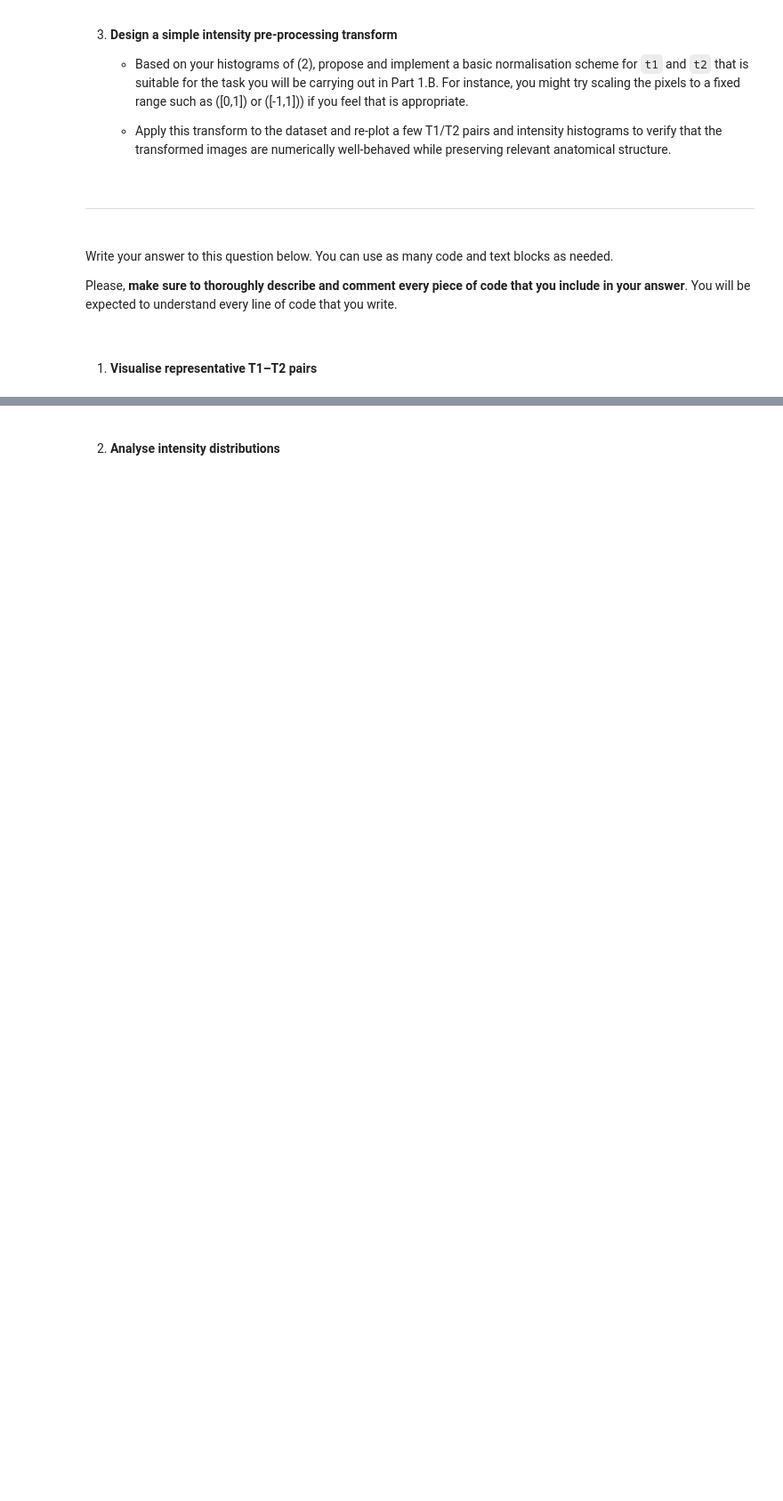
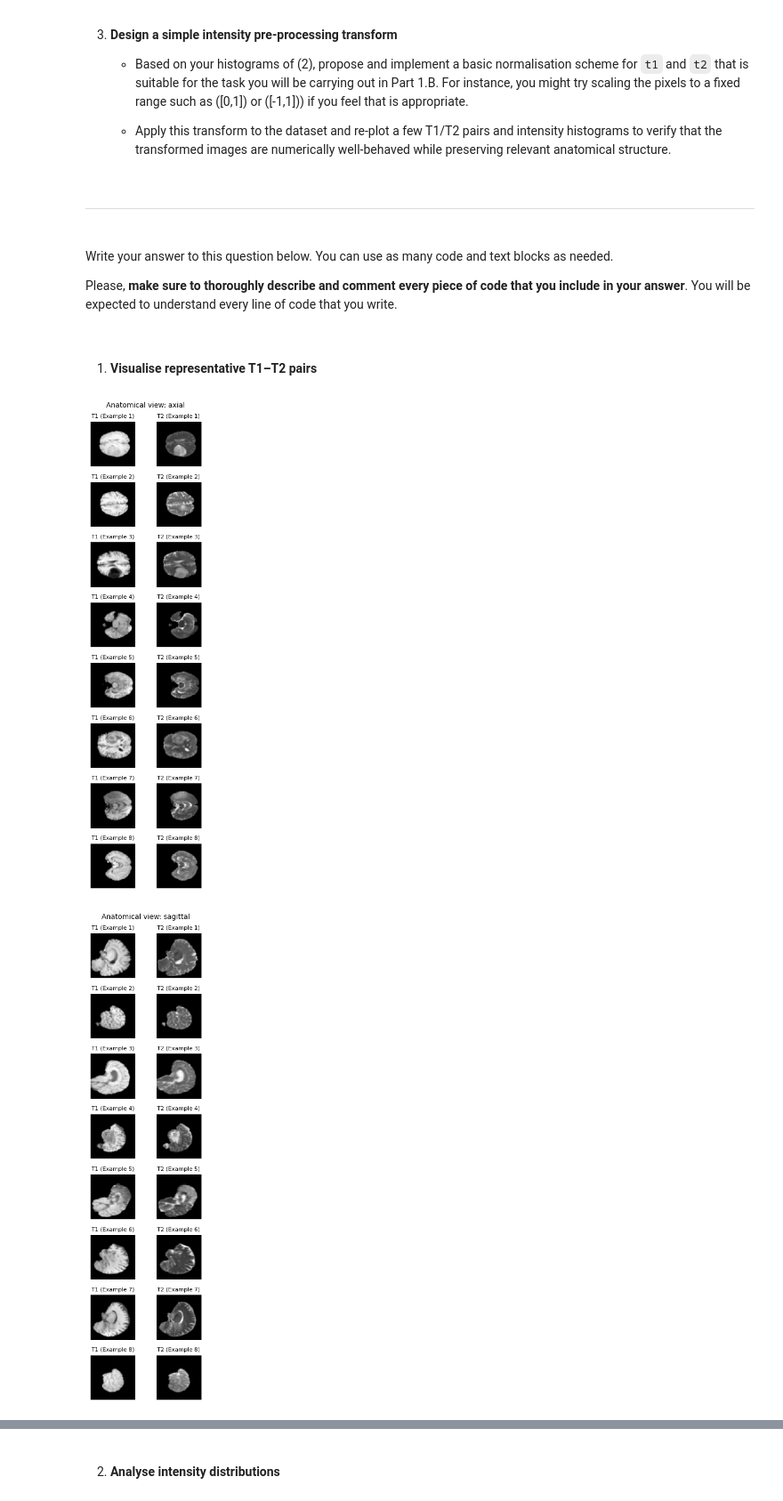
Before and after one commit to ada-mpv25/ci_mpm, a Jupyter notebook: Assessment_Q1.ipynb, the cells around one changed output, grey strips where cells are left out. Shown at 89% size. Saved outputs shown, nothing was run; the diff lists cells and outputs as text; code cells hidden in the pictures; blank space fills up the shorter version.

Commit message:
Plots of pixel intensity

```diff
--- a/Assessment_Q1.ipynb
+++ b/Assessment_Q1.ipynb
@@ -99,3 +104,52 @@ Please, **make sure to thoroughly describe and comment every piece of code that
 <br>
 # %% [markdown]
 1. **Visualise representative T1–T2 pairs**
+# %%
+# Extract available anatomical views from the training dataset
+views = train_dataset.unique("view")
+
+def show_pairs_for_view(view_name):
+    # Filter training dataset by view
+    indices = [i for i, v in enumerate(train_dataset["view"]) if v == view_name]
+    ds_view = train_dataset.select(indices)
+
+    # Select 8 examples
+    examples = ds_view.shuffle(seed=42).select(range(8))
+
+    # Make the figure (8 rows × 2 columns)
+    fig, axes = plt.subplots(8, 2, figsize=(3, 10))
+
+    for i, ex in enumerate(examples):
+        t1 = ex["t1"]
+        t2 = ex["t2"]
+
+        # Convert to numpy
+        if isinstance(t1, torch.Tensor):
+            t1 = t1.numpy()
+            t2 = t2.numpy()
+
+        # Remove channel dimension: (1, 64, 64) -> (64, 64)
+        t1 = np.squeeze(t1)
+        t2 = np.squeeze(t2)
+
+        # Plot T1
+        axes[i, 0].imshow(t1, cmap="gray")
+        axes[i, 0].set_title(f"T1 (Example {i+1})", fontsize=8)
+        axes[i, 0].axis("off")
+
+        # Plot T2
+        axes[i, 1].imshow(t2, cmap="gray")
+        axes[i, 1].set_title(f"T2 (Example {i+1})", fontsize=8)
+        axes[i, 1].axis("off")
+
+    plt.suptitle(f"Anatomical view: {view_name}", fontsize=10)
+    plt.tight_layout()
+    plt.show()
+
+
+# Generate the figures for each view
+for view in views:
+    show_pairs_for_view(view)
+# %% [output]
+[figure, added]
+[figure, added]
```
Also changed, not shown: parts of 3 cells of this notebook.
